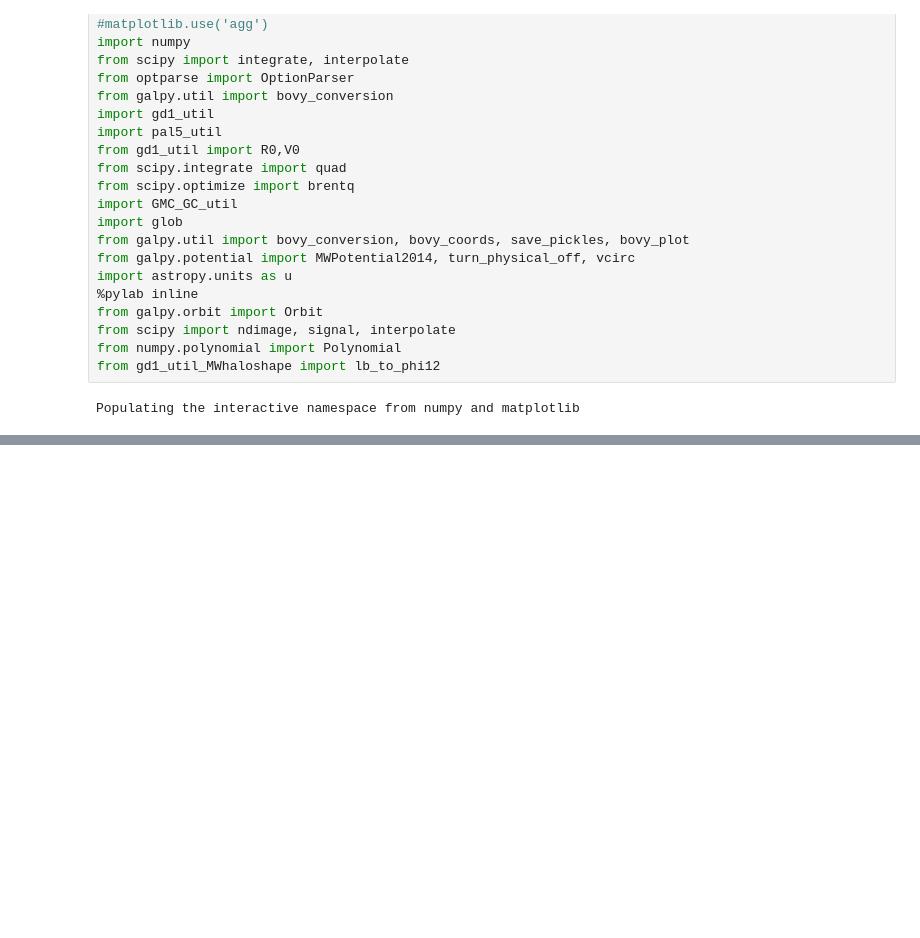
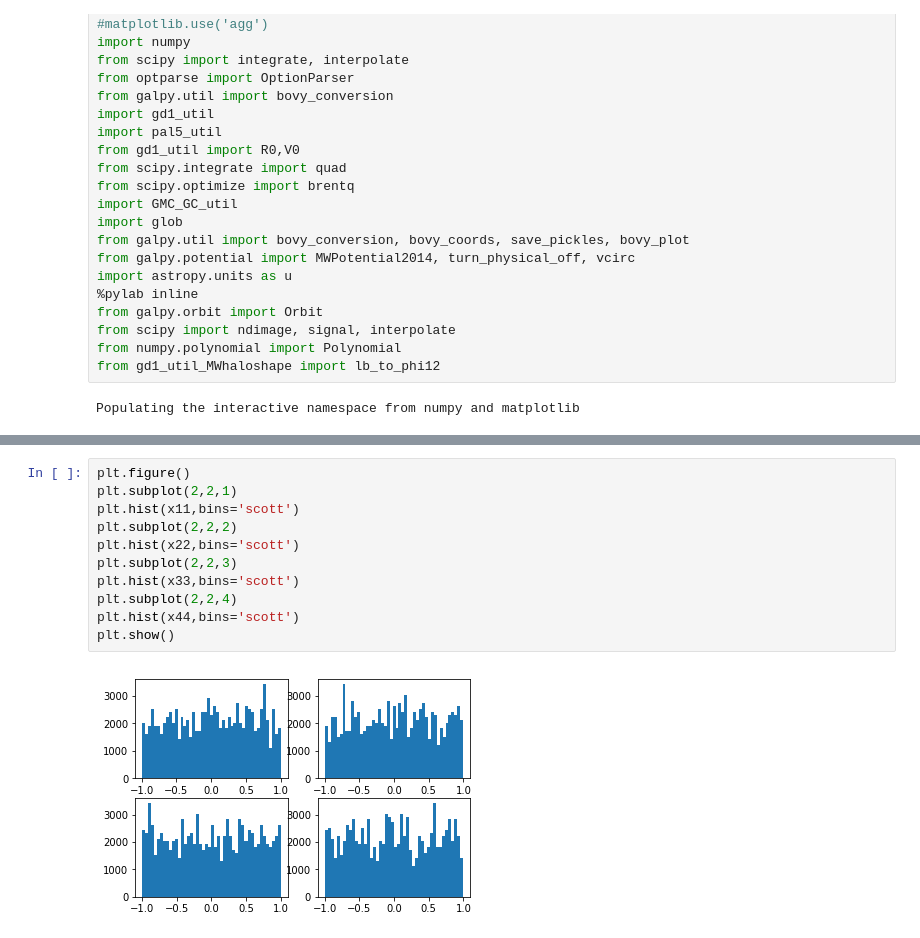
Before and after one commit to nbanik/Analyze_GD-1, a Jupyter notebook: ABC.ipynb, the cells around one changed output, grey strips where cells are left out. Drawn from its saved outputs; the diff is of its cells as text; blank space fills up the shorter version.

```diff
--- a/ABC.ipynb
+++ b/ABC.ipynb
@@ -562,0 +970,13 @@ for jj in allfname:
+# %%
+plt.figure()
+plt.subplot(2,2,1)
+plt.hist(x11,bins='scott')
+plt.subplot(2,2,2)
+plt.hist(x22,bins='scott')
+plt.subplot(2,2,3)
+plt.hist(x33,bins='scott')
+plt.subplot(2,2,4)
+plt.hist(x44,bins='scott')
+plt.show()
+# %% [output]
+[figure, added]
```
Also changed, not shown: parts of 32 cells of this notebook.
